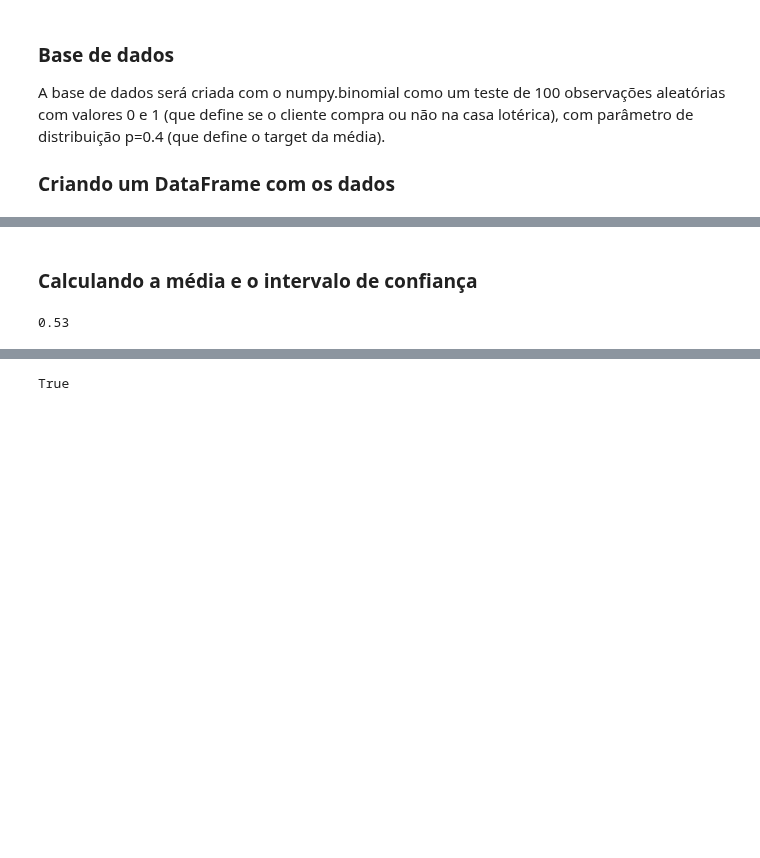
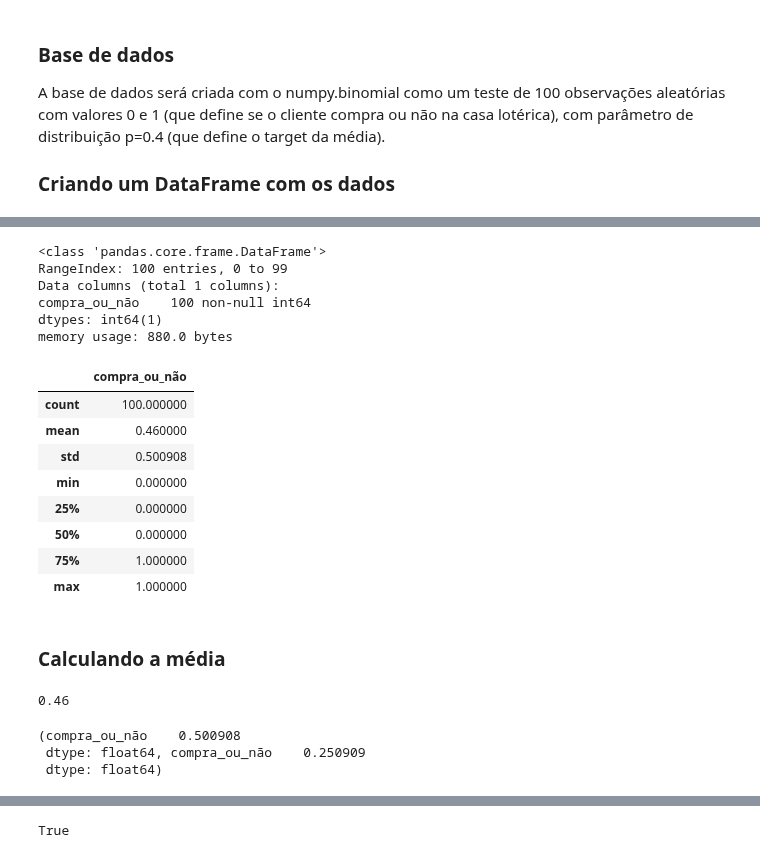
Before and after one commit to sn3fru/datascience_course, a Jupyter notebook: 1-analise-exploratória-basica/06-inferencia1/inferencia_1.ipynb, the cells around one changed output, grey strips where cells are left out. Cells and saved outputs as stored; diff of their text form; code cells hidden in the pictures; blank space fills up the shorter version.

```diff
--- a/1-analise-exploratória-basica/06-inferencia1/inferencia_1.ipynb
+++ b/1-analise-exploratória-basica/06-inferencia1/inferencia_1.ipynb
@@ -296,6 +296,35 @@ df.plot.hist()
+# %%
+df.info()
+# %% [output]
+<class 'pandas.core.frame.DataFrame'>
+RangeIndex: 100 entries, 0 to 99
+Data columns (total 1 columns):
+compra_ou_não    100 non-null int64
+dtypes: int64(1)
+memory usage: 880.0 bytes
+# %%
+df.describe()
+# %% [output]
+|  | compra_ou_não |
+| count | 100.000000 |
+| mean | 0.460000 |
+| std | 0.500908 |
+| min | 0.000000 |
+| 25% | 0.000000 |
+| 50% | 0.000000 |
+| 75% | 1.000000 |
+| max | 1.000000 |
 # %% [markdown]
-### Calculando a média e o intervalo de confiança
+### Calculando a média
-# %%
-df.compra_ou_não.mean()
-# %% [output]
-0.53
+# %%
+market_share_amostral=df.compra_ou_não.sum()/len(df.compra_ou_não)
+market_share_amostral
+# %% [output]
+0.46
+# %%
+std,var=df.std(),df.std()**2
+std,var
+# %% [output]
+(compra_ou_não    0.500908
+ dtype: float64, compra_ou_não    0.250909
+ dtype: float64)
```
Also changed, not shown: parts of 24 cells of this notebook.
